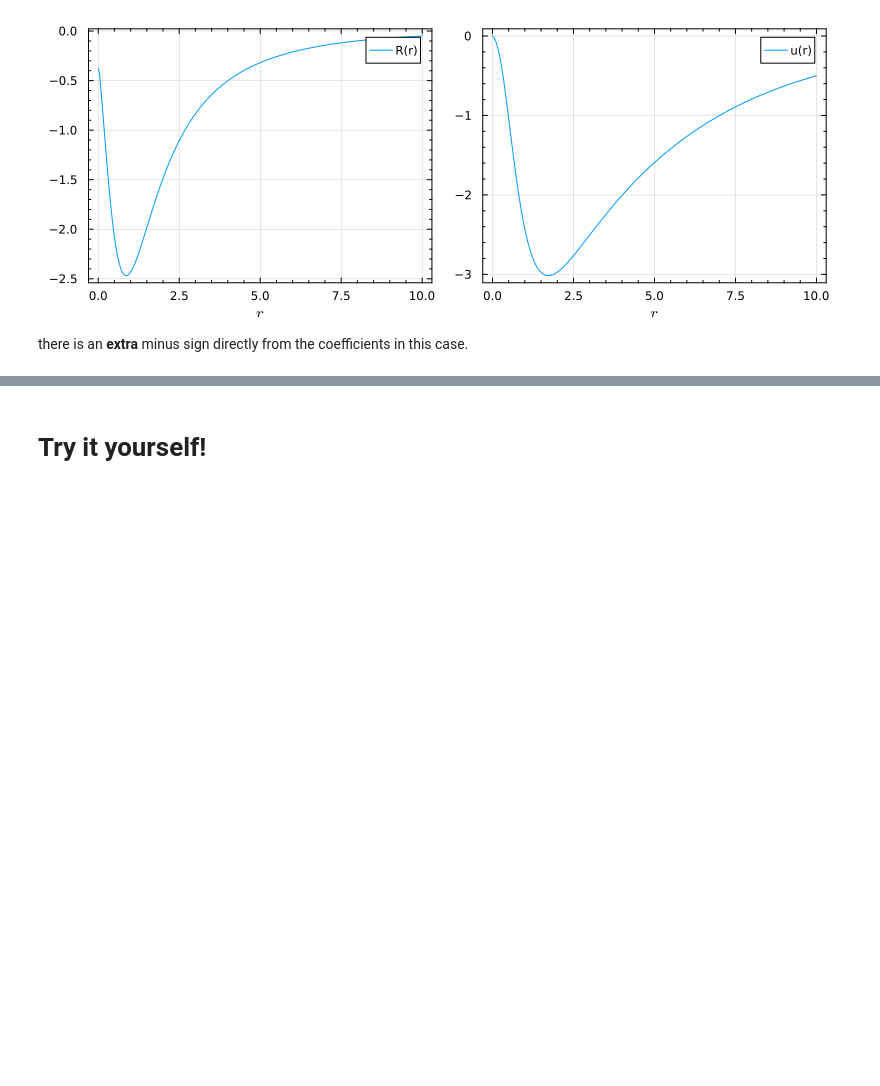
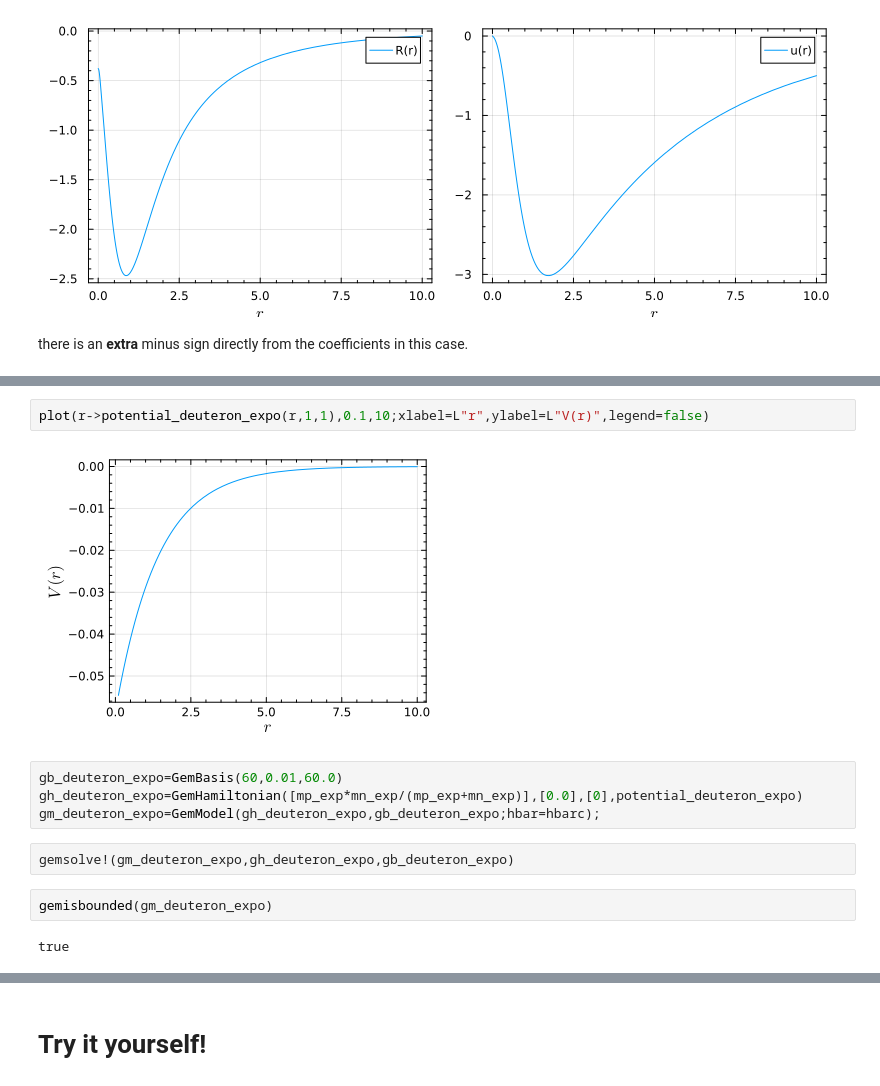
Before and after one commit to linqiu15/schrodinger_equation_solver.jl, a Jupyter notebook: example_gem.ipynb, the cells around one changed output, grey strips where cells are left out. Drawn from its saved outputs; the diff is of its cells as text; blank space fills up the shorter version.

```diff
--- a/example_gem.ipynb
+++ b/example_gem.ipynb
@@ -296,0 +338,14 @@ end
+# %%
+plot(r->potential_deuteron_expo(r,1,1),0.1,10;xlabel=L"r",ylabel=L"V(r)",legend=false)
+# %% [output]
+[figure, added]
+# %%
+gb_deuteron_expo=GemBasis(60,0.01,60.0)
+gh_deuteron_expo=GemHamiltonian([mp_exp*mn_exp/(mp_exp+mn_exp)],[0.0],[0],potential_deuteron_expo)
+gm_deuteron_expo=GemModel(gh_deuteron_expo,gb_deuteron_expo;hbar=hbarc);
+# %%
+gemsolve!(gm_deuteron_expo,gh_deuteron_expo,gb_deuteron_expo)
+# %%
+gemisbounded(gm_deuteron_expo)
+# %% [output]
+true
```
Also changed, not shown: parts of 27 cells of this notebook, 1 other file.
